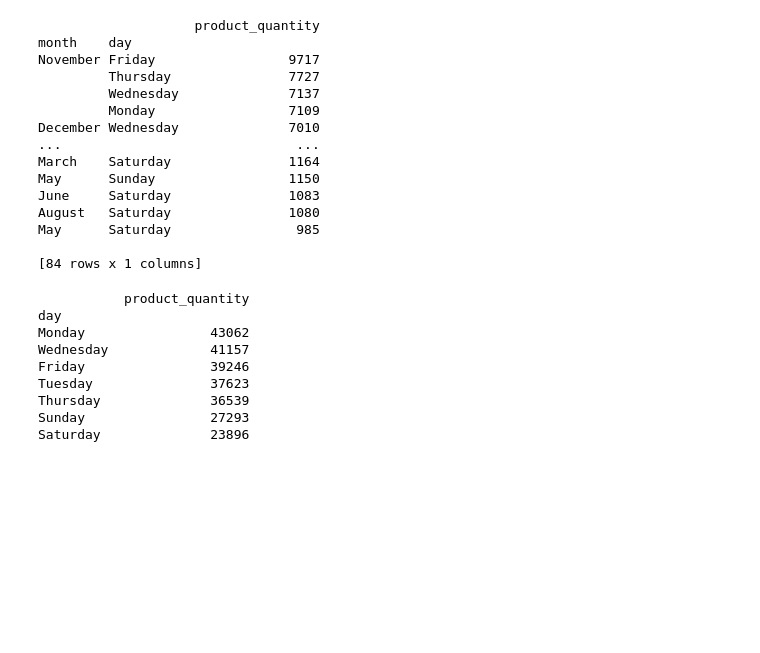
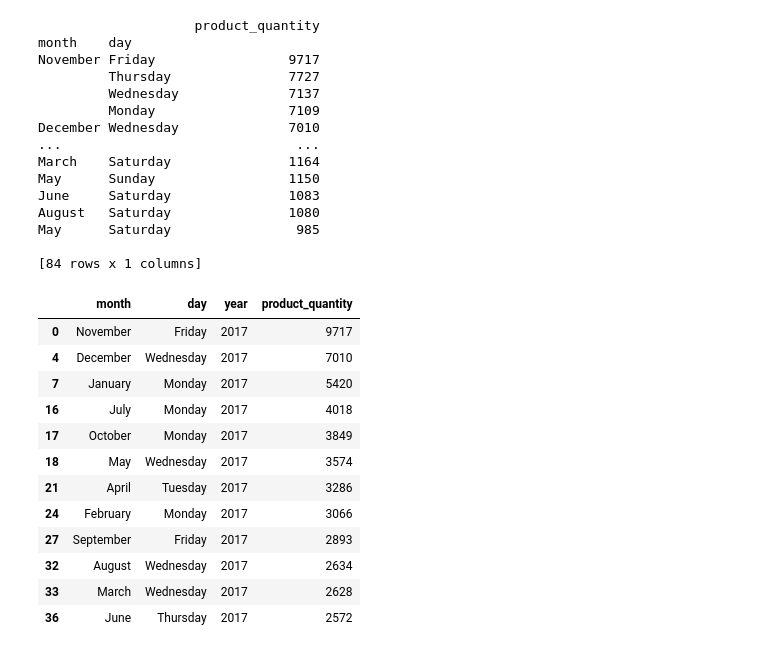
Before and after one commit to sabrinamarano/Pandas_exercises_exploration_aggregation, a Jupyter notebook: 2-data-aggregation-Sabrina.ipynb, the cells around one changed output. Drawn from its saved outputs; the diff is of its cells as text; code cells hidden in the pictures; blank space fills up the shorter version.

```diff
--- a/2-data-aggregation-Sabrina.ipynb
+++ b/2-data-aggregation-Sabrina.ipynb
@@ -643,16 +575,32 @@ August   Saturday               1080
 May      Saturday                985
 
 [84 rows x 1 columns]
-# %%
-day_order = month_order_2017.groupby('day').agg({'product_quantity':'sum'}).sort_values(by= 'product_quantity', ascending=False)
-print(day_order)
-# %% [output]
-           product_quantity
-day
-Monday                43062
-Wednesday             41157
-Friday                39246
-Tuesday               37623
-Thursday              36539
-Sunday                27293
-Saturday              23896
+# %%
+(
+
+month_order_2017
+    .groupby(['month', 'day', 'year'])
+    .agg({'product_quantity':'sum'})
+    .sort_values('product_quantity', ascending=False)
+    .reset_index()
+    .groupby('month')
+    .head(1)
+
+
+
+
+)
+# %% [output]
+|  | month | day | year | product_quantity |
+| 0 | November | Friday | 2017 | 9717 |
+| 4 | December | Wednesday | 2017 | 7010 |
+| 7 | January | Monday | 2017 | 5420 |
+| 16 | July | Monday | 2017 | 4018 |
+| 17 | October | Monday | 2017 | 3849 |
+| 18 | May | Wednesday | 2017 | 3574 |
+| 21 | April | Tuesday | 2017 | 3286 |
+| 24 | February | Monday | 2017 | 3066 |
+| 27 | September | Friday | 2017 | 2893 |
+| 32 | August | Wednesday | 2017 | 2634 |
+| 33 | March | Wednesday | 2017 | 2628 |
+| 36 | June | Thursday | 2017 | 2572 |
```
Also changed, not shown: parts of 14 cells of this notebook.
